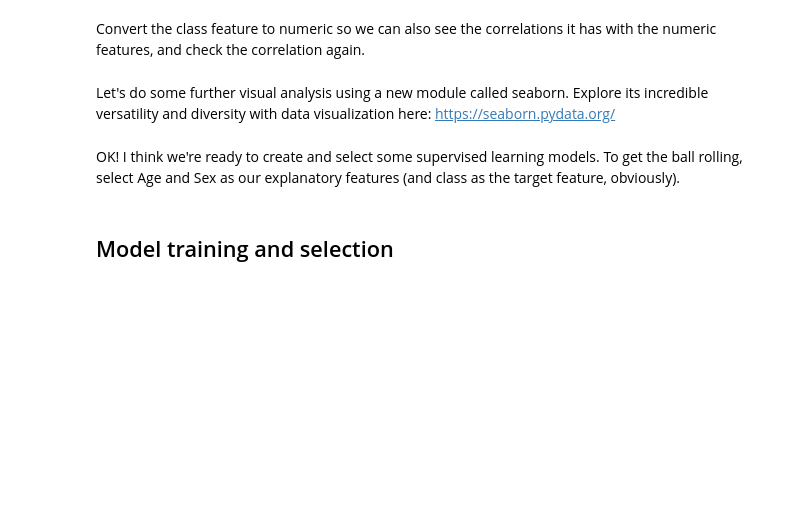
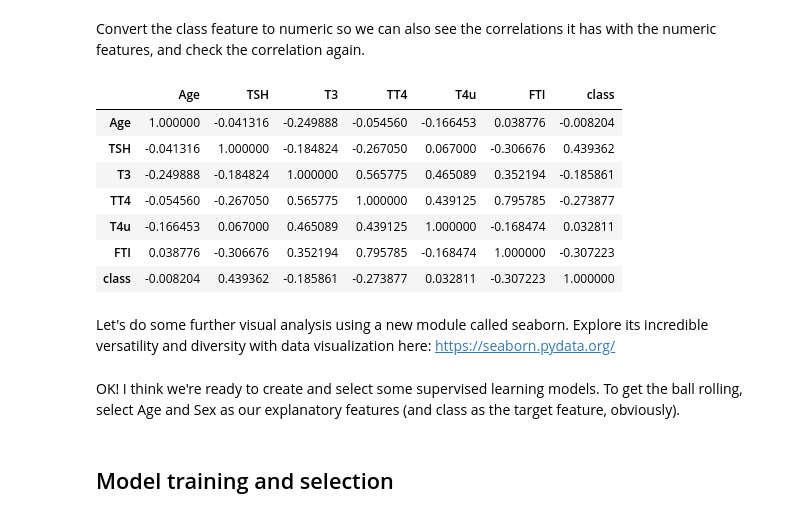
Before and after one commit to Pizzawookiee/Week1_Public, a Jupyter notebook: ChallengeProject/ChallengeProject_Complete.ipynb, the cells around one changed output. Drawn from its saved outputs; the diff is of its cells as text; code cells hidden in the pictures; blank space fills up the shorter version.

```diff
--- a/ChallengeProject/ChallengeProject_Complete.ipynb
+++ b/ChallengeProject/ChallengeProject_Complete.ipynb
@@ -185,3 +258,16 @@ import pandas as pd
+# %%
+import pandas as pd
+new_data['class']=pd.to_numeric(new_data['class'])
+new_data.corr()
+# %% [output]
+|  | Age | TSH | T3 | TT4 | T4u | FTI | class |
+| Age | 1.000000 | -0.041316 | -0.249888 | -0.054560 | -0.166453 | 0.038776 | -0.008204 |
+| TSH | -0.041316 | 1.000000 | -0.184824 | -0.267050 | 0.067000 | -0.306676 | 0.439362 |
+| T3 | -0.249888 | -0.184824 | 1.000000 | 0.565775 | 0.465089 | 0.352194 | -0.185861 |
+| TT4 | -0.054560 | -0.267050 | 0.565775 | 1.000000 | 0.439125 | 0.795785 | -0.273877 |
+| T4u | -0.166453 | 0.067000 | 0.465089 | 0.439125 | 1.000000 | -0.168474 | 0.032811 |
+| FTI | 0.038776 | -0.306676 | 0.352194 | 0.795785 | -0.168474 | 1.000000 | -0.307223 |
+| class | -0.008204 | 0.439362 | -0.185861 | -0.273877 | 0.032811 | -0.307223 | 1.000000 |
 # %% [markdown]
 Let's do some further visual analysis using a new module called seaborn. Explore its incredible versatility and diversity with data visualization here: https://seaborn.pydata.org/
 # %%
```
Also changed, not shown: parts of 24 cells of this notebook.
